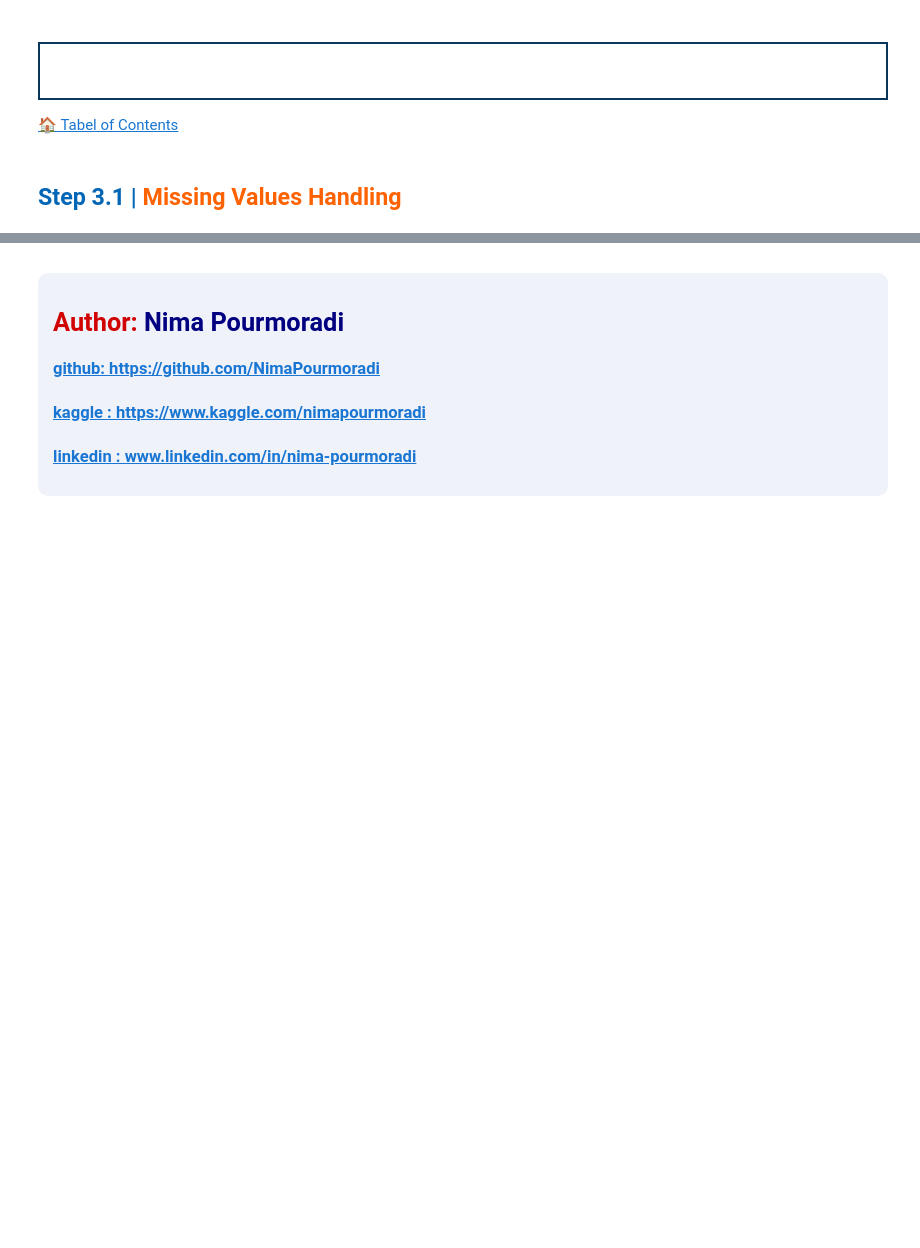
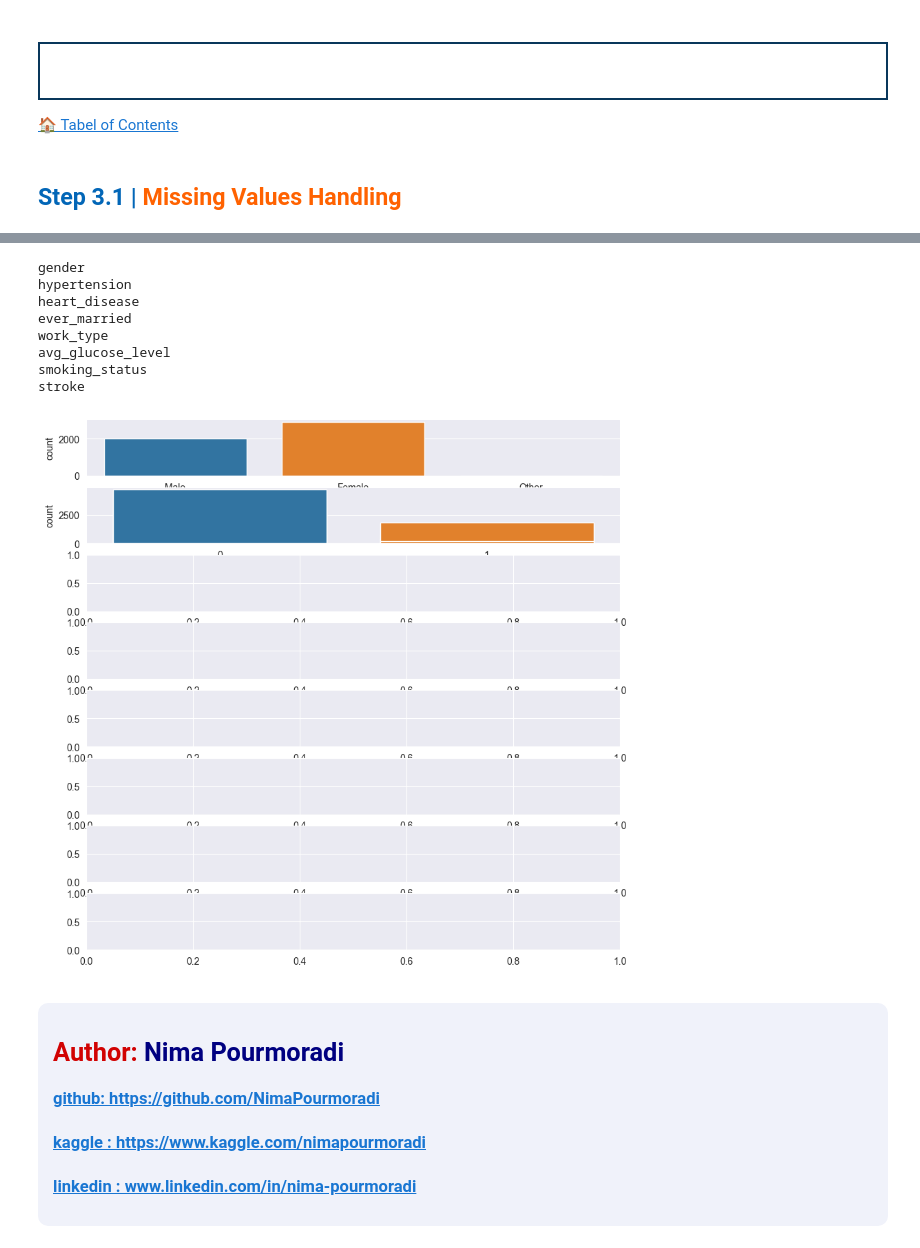
Before and after one commit to NimaPourmoradi/Healthcare_Dataset_Stroke_Data, a Jupyter notebook: Healthcare_Dataset_Stroke_Data.ipynb, the cells around one changed output, grey strips where cells are left out. Cells and saved outputs as stored; diff of their text form; code cells hidden in the pictures; blank space fills up the shorter version.

```diff
--- a/Healthcare_Dataset_Stroke_Data.ipynb
+++ b/Healthcare_Dataset_Stroke_Data.ipynb
@@ -165,3 +252,22 @@ round(data.describe(include='all'), 2)
+# %%
+i=0
+fig, ax = plt.subplots(8, 1, figsize=(10, 10))
+# plt.subplots_adjust(hspace = 0.5)
+for cat_col in categorical_columns:
+        print(cat_col)
+        sns.countplot(x=cat_col, data=data, ax=ax[i])
+
+        i=+1
+# %% [output]
+gender
+hypertension
+heart_disease
+ever_married
+work_type
+avg_glucose_level
+smoking_status
+stroke
+[figure, added]
 # %% [markdown]
 <a id="author"></a>
 <div style="border-radius:10px; padding: 15px; background-color: #f0f2fa; font-size:130%; text-align:left">
```
Also changed, not shown: parts of 12 cells of this notebook.
